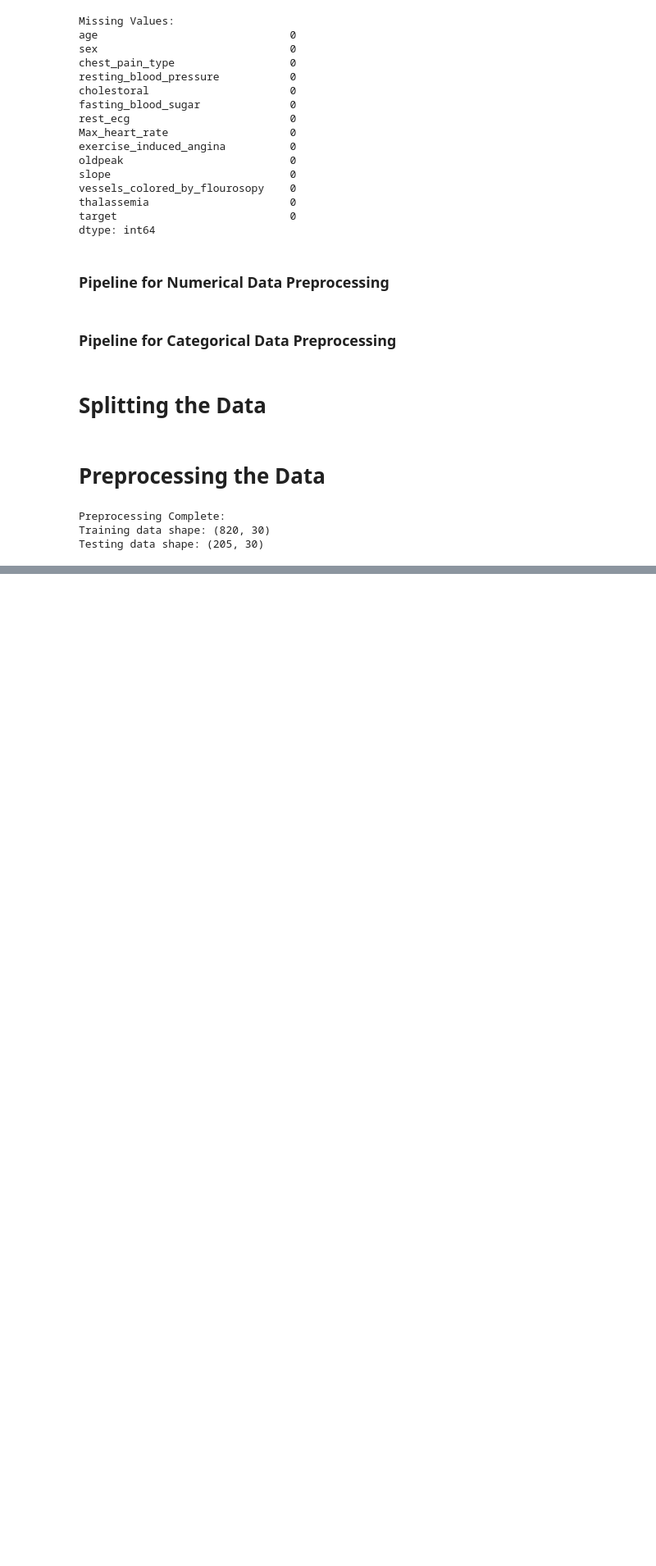
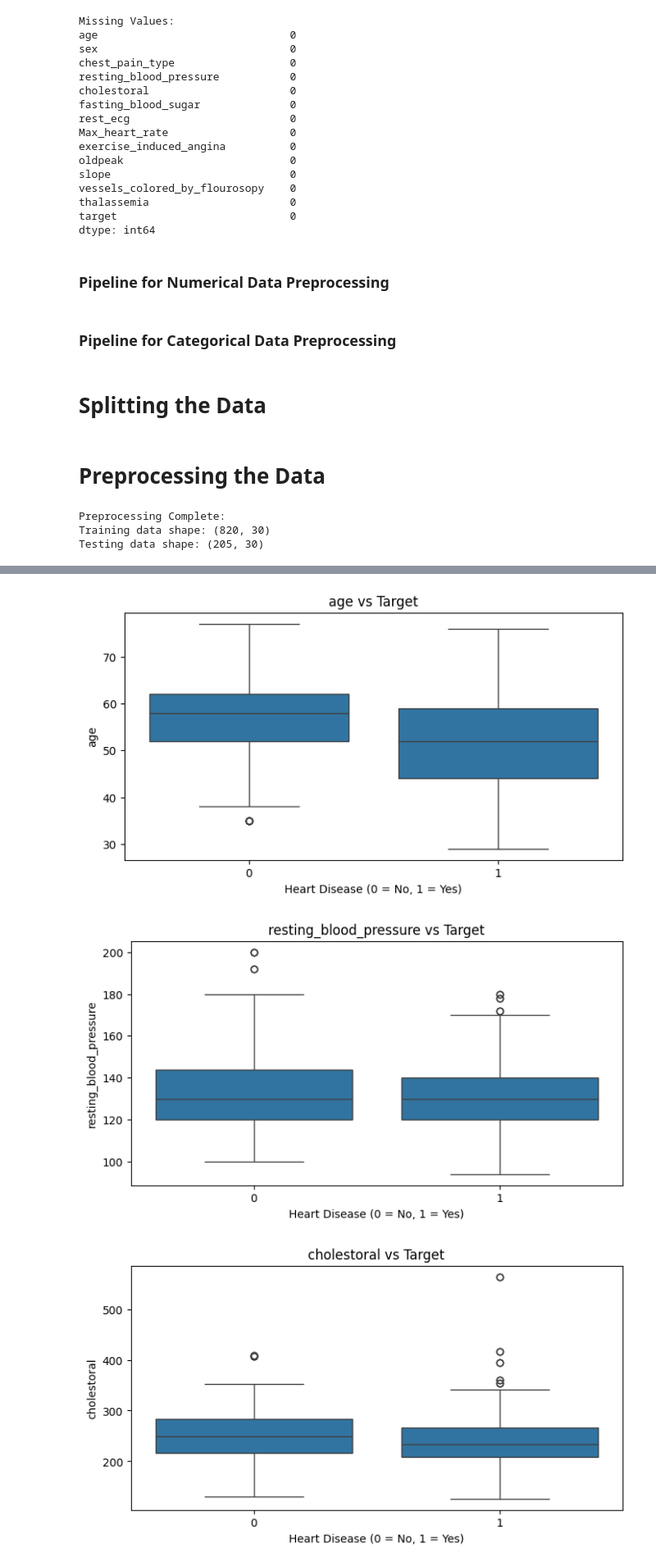
Before and after one commit to Hammad-08/Emmanuel, a Jupyter notebook: Project.ipynb, the cells around one changed output, grey strips where cells are left out. Shown at 82% size. Drawn from its saved outputs; the diff is of its cells as text; code cells hidden in the pictures; blank space fills up the shorter version.

```diff
--- a/Project.ipynb
+++ b/Project.ipynb
@@ -149,0 +219,13 @@ Testing data shape: (205, 30)
+# %%
+# Relationships Between Features and Target
+for column in numeric_features:
+    plt.figure(figsize=(8, 4))
+    sns.boxplot(x='target', y=column, data=data)
+    plt.title(f'{column} vs Target')
+    plt.xlabel('Heart Disease (0 = No, 1 = Yes)')
+    plt.ylabel(column)
+    plt.show()
+# %% [output]
+[figure, added]
+[figure, added]
+[figure, added]
```
Also changed, not shown: parts of 35 cells of this notebook, 1 other file.
